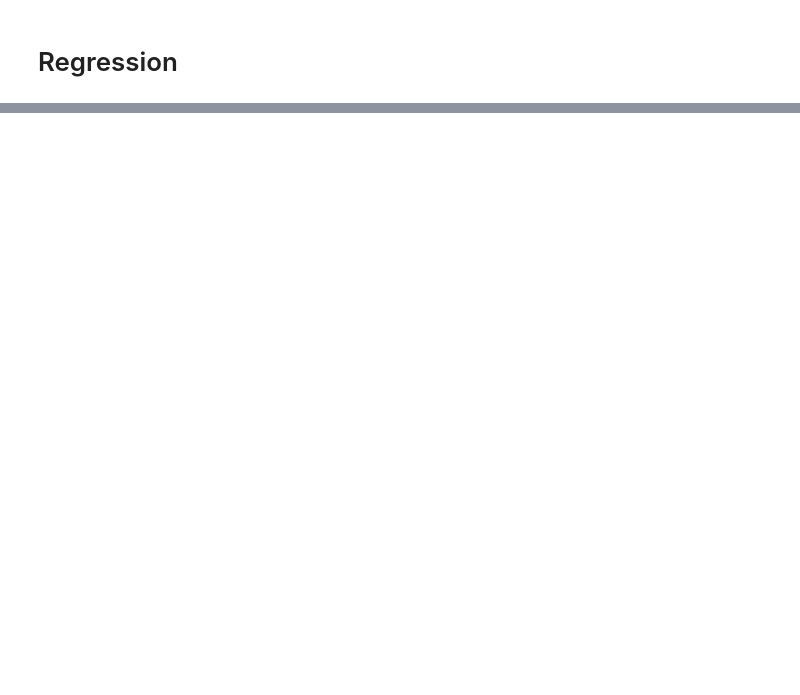
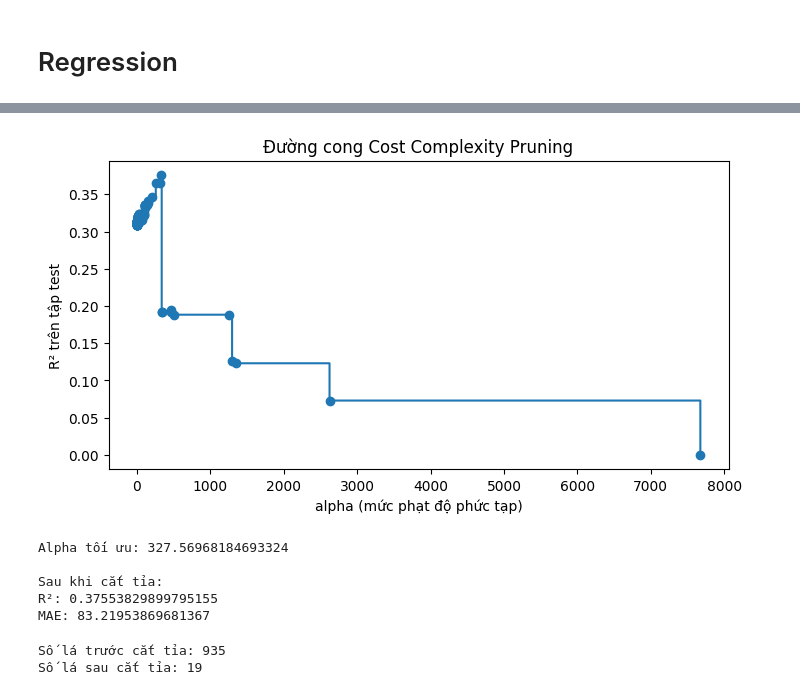
Before and after one commit to hoaiphuss/FinalML_NAT, a Jupyter notebook: airbnb.ipynb, the cells around one changed output, grey strips where cells are left out. Saved outputs shown, nothing was run; the diff lists cells and outputs as text; code cells hidden in the pictures; blank space fills up the shorter version.

```diff
--- a/airbnb.ipynb
+++ b/airbnb.ipynb
@@ -95,0 +193,10 @@ Model saved to: ./models/airbnb/paris_weekends_rgs_model.joblib
+# %%
+cart = DecisionTreeRegressor(random_state=42)
+cart.fit(X_rgs_train, y_rgs_train)
+
+y_pred = cart.predict(X_rgs_test)
+
+print("Trước khi cắt tỉa:")
+print("R²:", r2_score(y_rgs_test, y_pred))
+print("MAE:", mean_absolute_error(y_rgs_test, y_pred))
+# print("RMSE:", mean_squared_error(y_test, y_pred, squared=False))
@@ -95,0 +207,7 @@ Model saved to: ./models/airbnb/paris_weekends_rgs_model.joblib
+# %%
+path = cart.cost_complexity_pruning_path(X_rgs_train, y_rgs_train)
+
+ccp_alphas = path.ccp_alphas     # danh sách các giá trị α có thể thử
+impurities = path.impurities     # tổng impurity tương ứng
+
+print("Các giá trị alpha khả dụng:", ccp_alphas)
@@ -95,0 +232,44 @@ Model saved to: ./models/airbnb/paris_weekends_rgs_model.joblib
+# %%
+models = []
+r2_scores = []
+
+for alpha in ccp_alphas:
+    model = DecisionTreeRegressor(random_state=42, ccp_alpha=alpha)
+    model.fit(X_rgs_train, y_rgs_train)
+    r2 = r2_score(y_rgs_test, model.predict(X_rgs_test))
+    models.append(model)
+    r2_scores.append(r2)
+# %%
+plt.figure(figsize=(8, 4))
+plt.plot(ccp_alphas, r2_scores, marker='o', drawstyle="steps-post")
+plt.xlabel("alpha (mức phạt độ phức tạp)")
+plt.ylabel("R² trên tập test")
+plt.title("Đường cong Cost Complexity Pruning")
+plt.show()
+# %% [output]
+[figure, added]
+# %%
+best_alpha = ccp_alphas[r2_scores.index(max(r2_scores))]
+print("Alpha tối ưu:", best_alpha)
+
+best_model = DecisionTreeRegressor(random_state=42, ccp_alpha=best_alpha)
+best_model.fit(X_rgs_train, y_rgs_train)
+
+y_pred_best = best_model.predict(X_rgs_test)
+
+print("\nSau khi cắt tỉa:")
+print("R²:", r2_score(y_rgs_test, y_pred_best))
+print("MAE:", mean_absolute_error(y_rgs_test, y_pred_best))
+# print("RMSE:", mean_squared_error(y_test, y_pred_best, squared=False))
+# %% [output]
+Alpha tối ưu: 327.56968184693324
+
+Sau khi cắt tỉa:
+R²: 0.37553829899795155
+MAE: 83.21953869681367
+# %%
+print("Số lá trước cắt tỉa:", cart.get_n_leaves())
+print("Số lá sau cắt tỉa:", best_model.get_n_leaves())
+# %% [output]
+Số lá trước cắt tỉa: 935
+Số lá sau cắt tỉa: 19
```
Also changed, not shown: parts of 13 cells of this notebook, 5 other files.
